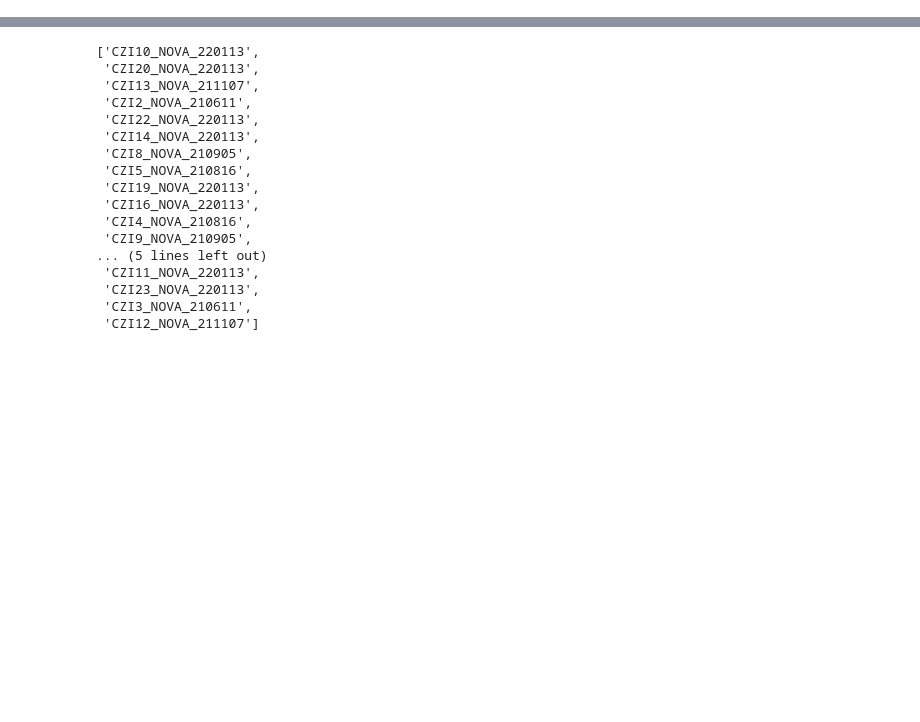
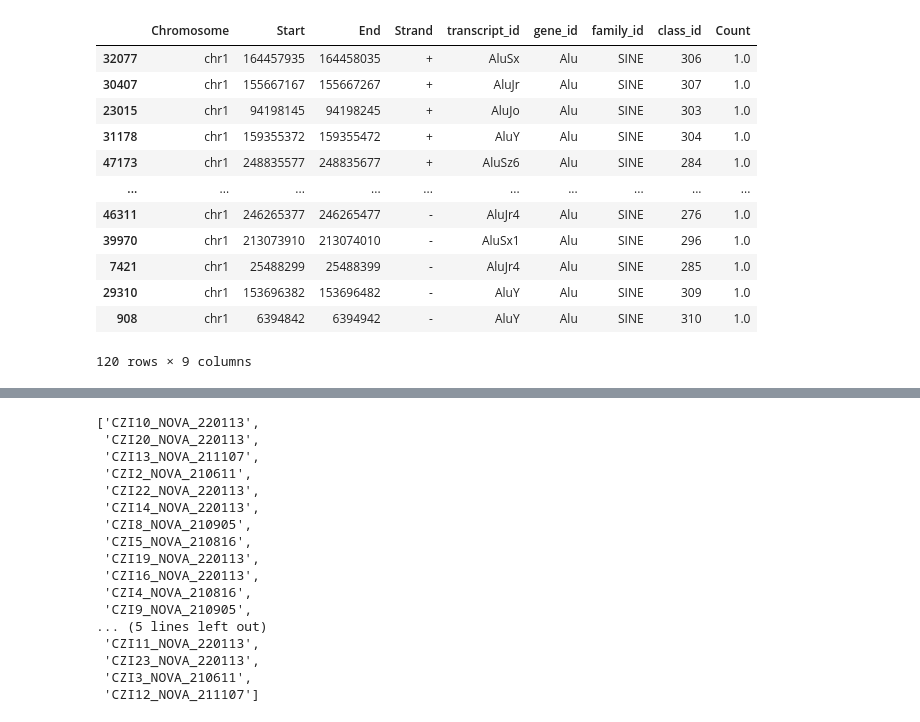
Before and after one commit to dmnburrows/line1_ageing, a Jupyter notebook: workspace.ipynb, the cells around one changed output, grey strips where cells are left out. Drawn from its saved outputs; the diff is of its cells as text; code cells hidden in the pictures; blank space fills up the shorter version.

```diff
--- a/workspace.ipynb
+++ b/workspace.ipynb
@@ -5,0 +88,27 @@ from admin_tools import admin_functions as adm
+# %%
+%autoreload
+import te_rna_f as te
+pd.options.mode.chained_assignment = None  # default='warn'
+ncount_df = pd.DataFrame() #empty count matrix
+bam_ll = [[],[]] #empty list of lists to store curr_bam indices
+
+# Filter out reads that do not overlap with 5' portion of insertion
+for x,par in enumerate(par_list):
+    curr_bed = par[0]
+    curr_bam = par[1]
+    curr_name = pd.read_csv(par[2], sep='\t', header=None)
+    assert len(curr_bam) == len(curr_name), 'Bam and UMI files not the same length'
+    curr_bam['UMI']=curr_name[0].values #CHANGE CHANGE CHANGE
+
+    #Loop through each chromosome
+    chr_unq = np.unique(curr_bam['Chromosome'].values)
+    chr = 'chr1'
+    print('Aligning to chromosome ' + chr + ' for ' + par[3] + ' strand')
+    #Slice bed/bam files by chromosome
+    chr_bam = curr_bam[curr_bam['Chromosome'] == chr]
+    chr_bed = curr_bed[curr_bed['Chromosome'] == chr]
+    ncount_df, bam_ll[x] = te.five_prime_align(chr_bam, chr_bed, ncount_df, bam_ll[x])
+
+# #Add in CPMs as a column
+# total_reads = pd.read_csv('/cndd3/dburrows/DATA/te/rna/filt.prac/prac/total_reads.txt', sep=" ", header=None)[0].values[0]
+# count_df['CPM'] = count_df['Count'].values / total_reads * 1000000
@@ -5,0 +150,16 @@ from admin_tools import admin_functions as adm
+# %%
+ncount_df
+# %% [output]
+|  | Chromosome | Start | End | Strand | transcript_id | gene_id | family_id | class_id | Count |
+| 32077 | chr1 | 164457935 | 164458035 | + | AluSx | Alu | SINE | 306 | 1.0 |
+| 30407 | chr1 | 155667167 | 155667267 | + | AluJr | Alu | SINE | 307 | 1.0 |
+| 23015 | chr1 | 94198145 | 94198245 | + | AluJo | Alu | SINE | 303 | 1.0 |
+| 31178 | chr1 | 159355372 | 159355472 | + | AluY | Alu | SINE | 304 | 1.0 |
+| 47173 | chr1 | 248835577 | 248835677 | + | AluSz6 | Alu | SINE | 284 | 1.0 |
+| ... | ... | ... | ... | ... | ... | ... | ... | ... | ... |
+| 46311 | chr1 | 246265377 | 246265477 | - | AluJr4 | Alu | SINE | 276 | 1.0 |
+| 39970 | chr1 | 213073910 | 213074010 | - | AluSx1 | Alu | SINE | 296 | 1.0 |
+| 7421 | chr1 | 25488299 | 25488399 | - | AluJr4 | Alu | SINE | 285 | 1.0 |
+| 29310 | chr1 | 153696382 | 153696482 | - | AluY | Alu | SINE | 309 | 1.0 |
+| 908 | chr1 | 6394842 | 6394942 | - | AluY | Alu | SINE | 310 | 1.0 |
+120 rows × 9 columns
```
Also changed, not shown: parts of 20 cells of this notebook, 26 other files.
